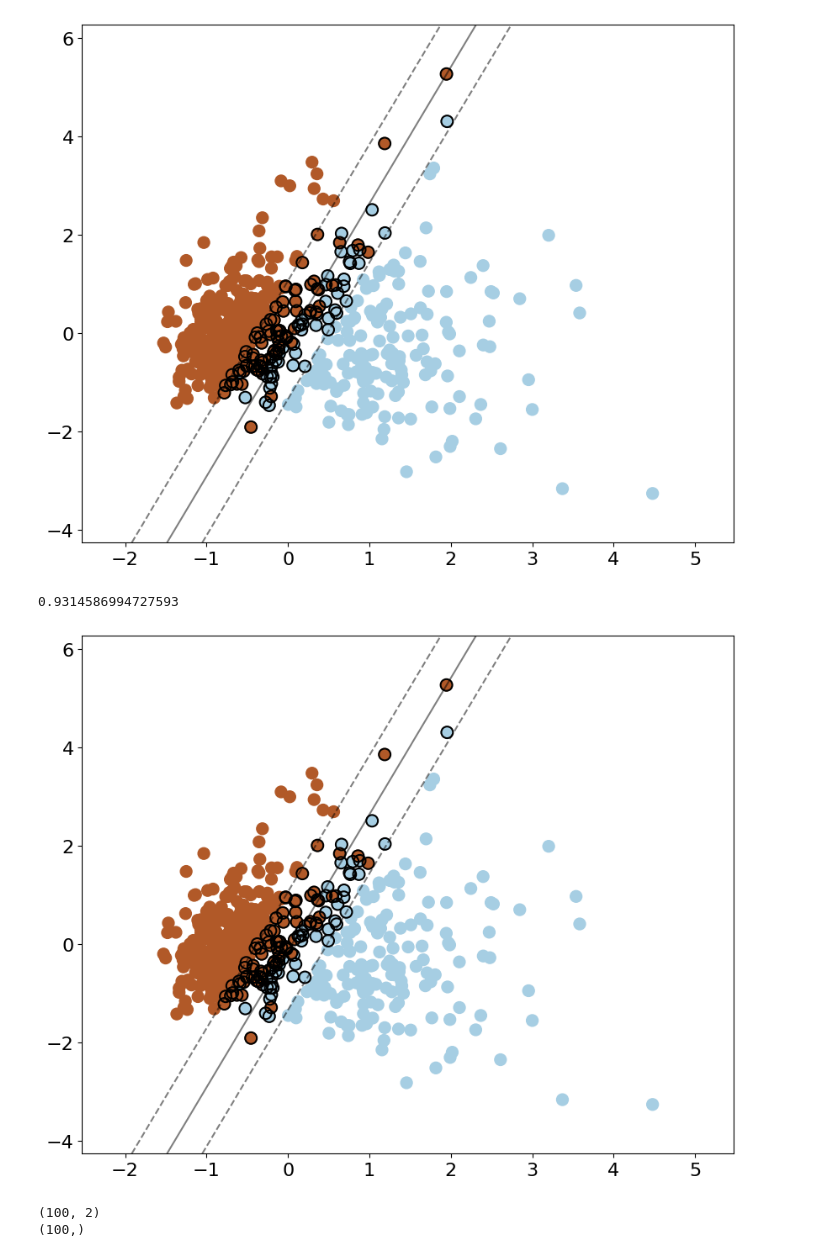
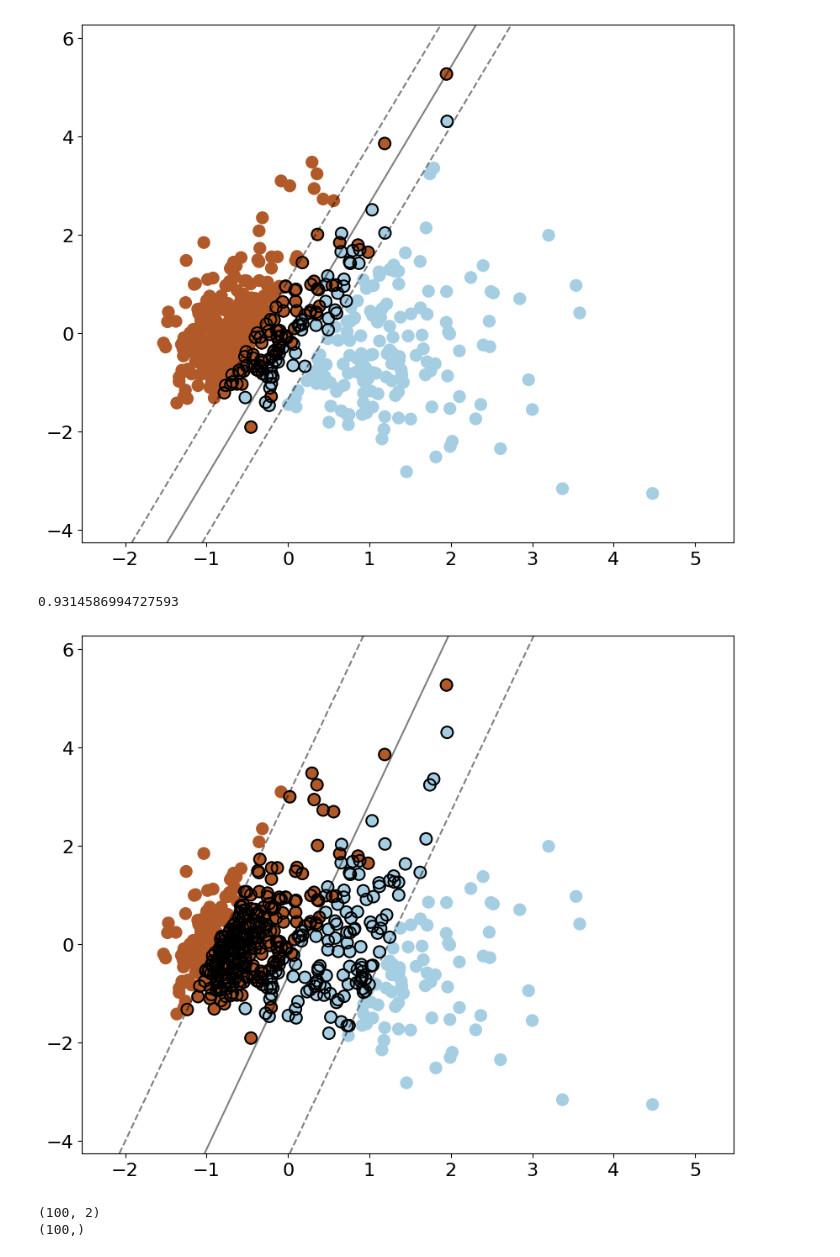
Before and after one commit to hughxusu/lesson-ai, a Jupyter notebook: codes/01-机器学习经典算法/h-支持向量机.ipynb, the cells around one changed output. Drawn from its saved outputs; the diff is of its cells as text; code cells hidden in the pictures.

```diff
--- a/codes/01-机器学习经典算法/h-支持向量机.ipynb
+++ b/codes/01-机器学习经典算法/h-支持向量机.ipynb
@@ -46,14 +46,8 @@ from sklearn.svm import LinearSVC
 def plot_svm_boundary(svc, X, y):
     plt.figure(figsize=(10, 8))
     DecisionBoundaryDisplay.from_estimator(
-        svc,
-        X,
-        plot_method="contour",
-        colors="k",
-        levels=[-1, 0, 1],
-        alpha=0.5,
-        linestyles=["--", "-", "--"],
-        ax=plt.gca()
+        svc, X, colors="k", alpha=0.5, plot_method="contour",
+        levels=[-1, 0, 1], linestyles=["--", "-", "--"], ax=plt.gca()
     )
 
     plt.scatter(X[:, 0], X[:, 1], c=y, s=100, cmap=plt.cm.Paired)
@@ -76,11 +70,11 @@ plot_svm_boundary(svc, x_standard, y)
 # %%
 svc2 = LinearSVC(C=0.01)
 svc2.fit(x_standard, y)
 print(svc2.score(x_standard, y))
-plot_svm_boundary(svc, x_standard, y)
+plot_svm_boundary(svc2, x_standard, y)
 # %% [output]
 0.9314586994727593
-[figure, old version]
+[figure, new version]
 # %%
 x, y = datasets.make_moons()
 print(x.shape)
```
Also changed, not shown: parts of 1 cell of this notebook, 5 other files.
